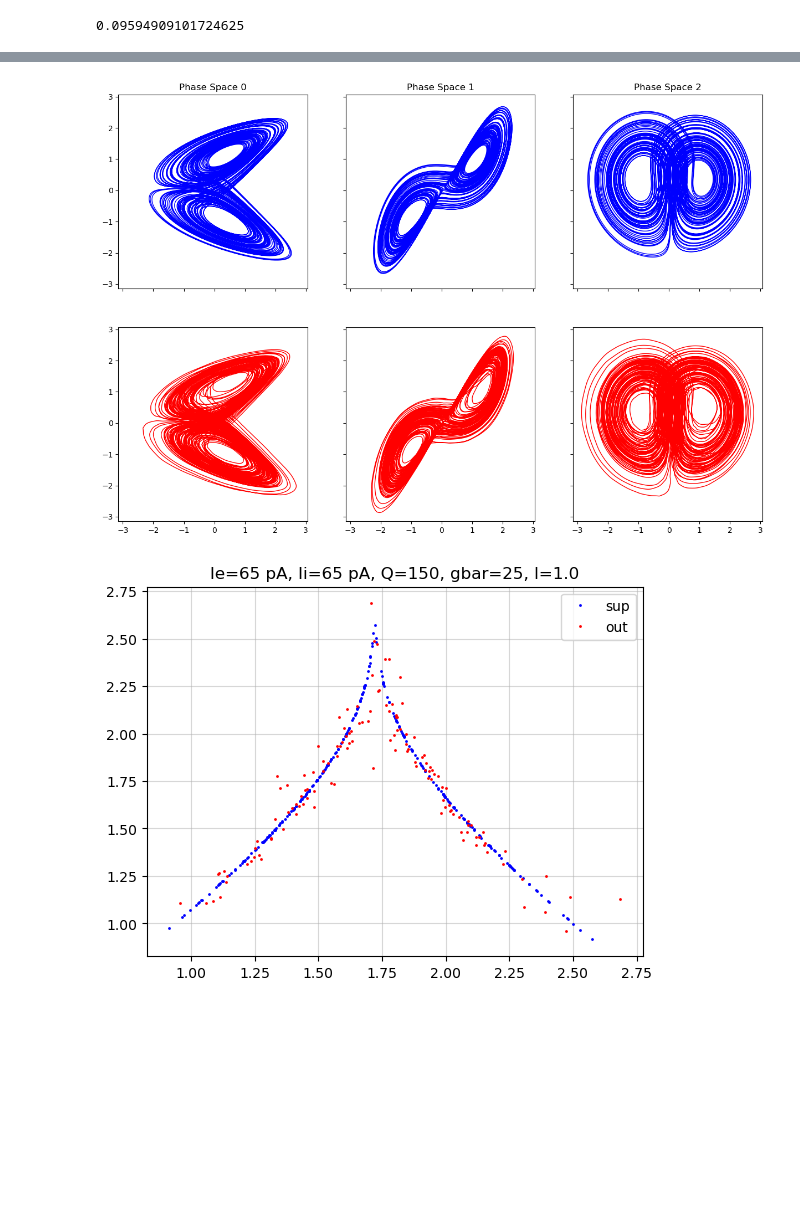
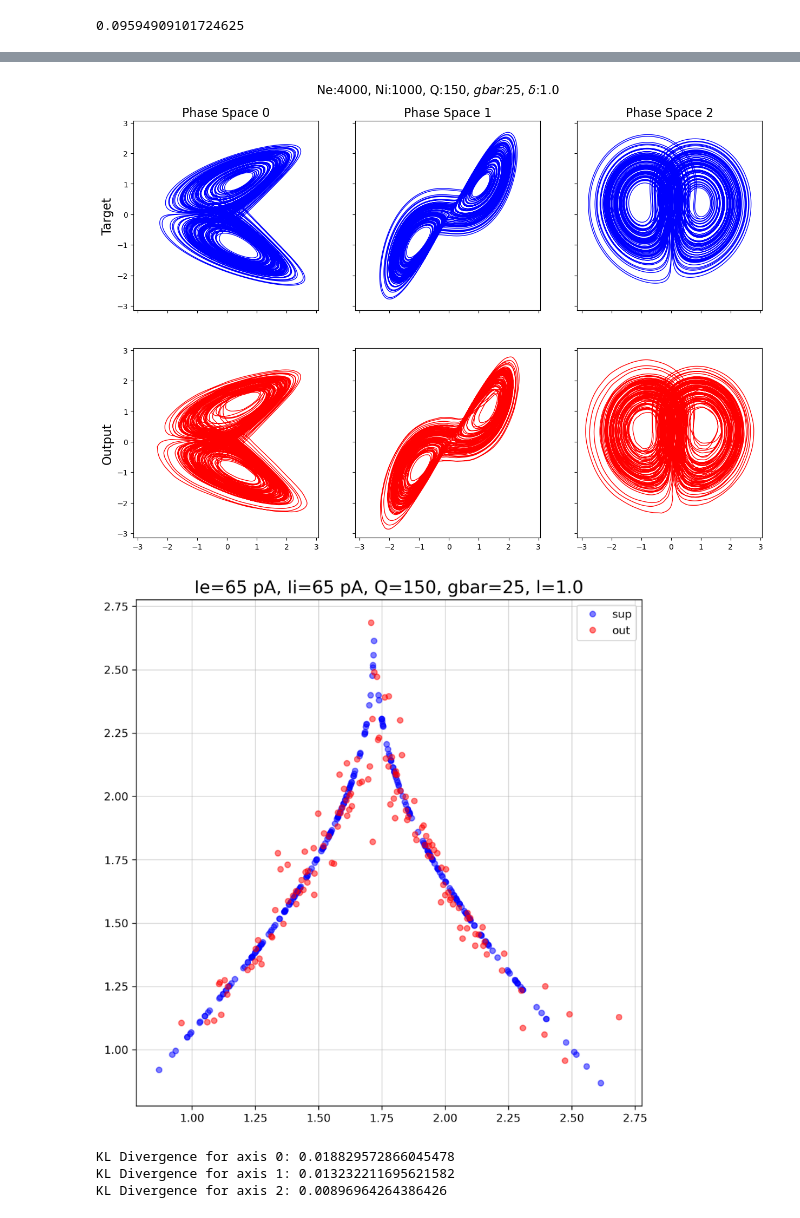
Before and after one commit to themahani/ml_force_research, a Jupyter notebook: morris_lecar/test_force copy.ipynb, the cells around one changed output, grey strips where cells are left out. Cells and saved outputs as stored; diff of their text form; code cells hidden in the pictures; blank space fills up the shorter version.

Commit message:
style: update figure aesthetics to be consistent across all instances.

```diff
--- a/morris_lecar/test_force copy.ipynb
+++ b/morris_lecar/test_force copy.ipynb
@@ -128,6 +128,12 @@ def save_tensor(tensor, name):
     file_name = name + ".pt"
     torch.save(tensor, os.path.join(save_path, file_name))
     print(f"Saved {file_name} in {save_path}")
+# %%
+def load_tensor(save_path:str, name:str):
+    file_name = os.path.join(save_path, name + ".pt")
+    tensor = torch.load(os.path.join(save_path, file_name))
+    print(f"Loaded {file_name} from {save_path}")
+    return tensor
 # %%
 duration = 500
 nt_transient = int(duration // dt)
@@ -239,3 +245,8 @@ Saved x_hat_rec.pt in /home/ali/Code/research/ml_force_research/morris_lecar/res
 ml.dec.abs().max().item()
 # %% [output]
 0.09594909101724625
+# %%
+s_rec_test = load_tensor(save_path, "s_rec_test")
+v_rec_test = load_tensor(save_path, "v_rec_test")
+n_rec_test = load_tensor(save_path, "n_rec_test")
+x_hat_rec = load_tensor(save_path, "x_hat_rec")
@@ -265,38 +287,70 @@ plt.show()
 # %%
 fig, ax = plt.subplots(ncols=ml.sup.shape[1], nrows=2, figsize=(15, 10), sharex=True, sharey=True)
 for i in range(ml.sup.shape[1]):
-    ax[0, i].plot(sup[nt_train+2:, i-1], sup[nt_train+2:, i], 'b-', lw=1, label="sup")
+    ax[0, i].plot(sup[-nt_test:, i-1], sup[-nt_test:, i], 'b-', lw=1, label="sup")
     ax[1, i].plot(x_hat_rec[:, i-1].cpu().numpy(), x_hat_rec[:, i].cpu().numpy(), 'r-', lw=1, label="out")
-    ax[0, i].set_title(f"Phase Space {i}")
+    ax[0, i].set_title(f"Phase Space {i}", fontsize=16)
+
+ax[0, 0].set_ylabel("Target", fontsize=16)
+ax[1, 0].set_ylabel("Output", fontsize=16)
 
 # plt.legend()
+plt.suptitle(fr"Ne:{NE}, Ni:{NI}, Q:{Q}, $gbar$:{gbar}, $\delta$:{lamda}", y=0.95, fontsize=16)
 plt.savefig(os.path.join(save_path, f"N_{ml._N}_ff_{ff_coeff}_phase_space.png"), dpi=300, bbox_inches='tight')
-plt.show()
+plt.show(fig)
 # %% [output]
-[figure, old version]
+[figure, new version]
 # %%
 
 from scipy.signal import find_peaks
 
 z = ml.sup[:, 2].cpu().numpy()
 z_hat = x_hat_rec[:, 2].cpu().numpy()
 
 dist = 500
 
 peaks = z[find_peaks(z, distance=dist)[0]]
 # peaks = peaks[peaks > 0]
 peaks_hat = z_hat[find_peaks(z_hat, distance=dist)[0]]
 # peaks_hat = peaks_hat[peaks_hat > 0]
 
-plt.plot(peaks[:-1], peaks[1:], 'bo', ms=1, label="sup")
-plt.plot(peaks_hat[:-1], peaks_hat[1:], 'ro', ms=1, label="out")
+ms = 5
+alpha = .5
+fig = plt.figure(figsize=(8, 8), dpi=300)
+ax = fig.add_axes([0.1, 0.1, 0.8, 0.8])
+ax.plot(peaks[:-1], peaks[1:], 'bo', ms=ms, label="sup", alpha=alpha)
+ax.plot(peaks_hat[:-1], peaks_hat[1:], 'ro', ms=ms, label="out", alpha=alpha)
 # plt.xlim(0.5, 3)
 # plt.ylim(0.5, 3)
-plt.grid(alpha=.5)
-plt.legend()
-plt.title(f"Ie={Ie} pA, Ii={Ii} pA, Q={Q}, gbar={gbar}, l={lamda}")
+ax.grid(alpha=.5)
+ax.legend()
+ax.set_title(f"Ie={Ie} pA, Ii={Ii} pA, Q={Q}, gbar={gbar}, l={lamda}", fontsize=16)
 plt.savefig(os.path.join(save_path, f"N_{ml._N}_ff_{ff_coeff}_return_map_.png"), dpi=300, bbox_inches='tight')
 plt.show()
 # %% [output]
-[figure, old version]
+[figure, new version]
+# %%
+hists = []
+for axis in range(ml.sup.shape[1]):
+    sup_hist, bins = np.histogram(ml.sup[-nt_test:, axis].cpu().numpy(), bins=200, density=True)
+    output_hist, bins = np.histogram(x_hat_rec[:, axis].cpu().numpy(), bins=bins, density=True)
+    hists.append((sup_hist, output_hist, bins))
+
+# KL Divergence
+kl_divs = []
+for i in range(len(hists)):
+    sup_hist, output_hist, _ = hists[i]
+    sup_hist = sup_hist / np.sum(sup_hist)  # normalize
+    output_hist = output_hist / np.sum(output_hist) # normalize
+    # Mask zeros
+    sup_hist = np.where(sup_hist == 0, 1e-10, sup_hist)
+    output_hist = np.where(output_hist == 0, 1e-10, output_hist)
+    # KL Divergence
+    kl_div = np.sum(sup_hist * np.log(sup_hist / output_hist))
+    print(f"KL Divergence for axis {i}: {kl_div}")
+    kl_divs.append(kl_div)
+# %% [output]
+KL Divergence for axis 0: 0.018829572866045478
+KL Divergence for axis 1: 0.013232211695621582
+KL Divergence for axis 2: 0.00896964264386426
 # %%
```
Also changed, not shown: parts of 8 cells of this notebook, 4 other files.
